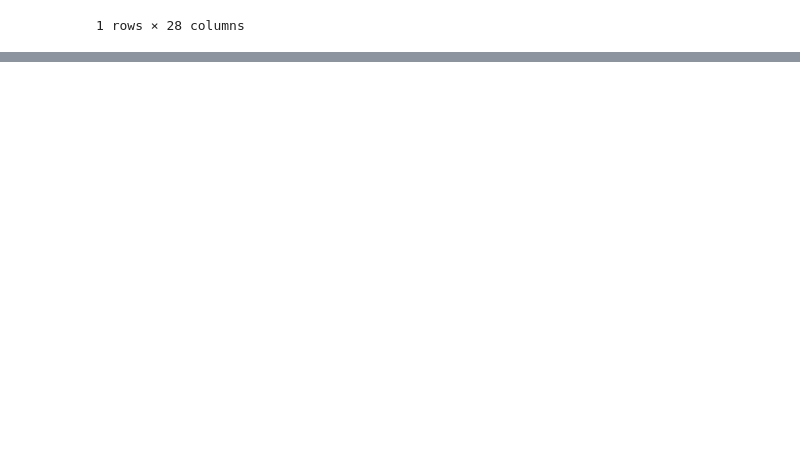
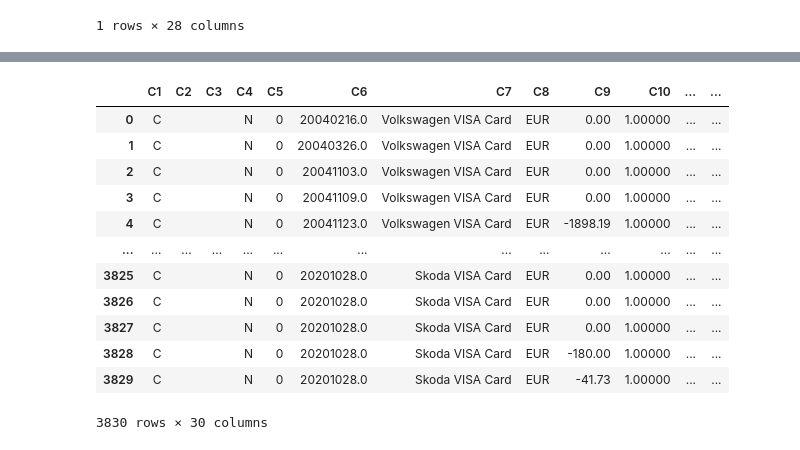
Before and after one commit to bytes-Coding-official/AnaelDatenanalyse, a Jupyter notebook: final version/Anael version.ipynb, the cells around one changed output, grey strips where cells are left out. Cells and saved outputs as stored; diff of their text form; code cells hidden in the pictures; blank space fills up the shorter version.

```diff
--- a/final version/Anael version.ipynb
+++ b/final version/Anael version.ipynb
@@ -900,0 +876,6 @@ A_Satz.to_csv("A.csv", index=False)
+# %%
+t_0 = time.time()
+
+DF_CONTR = pd.read_csv(path + "/CONTR.csv", sep="\t", skiprows=9, decimal=".")
+
+print("Das Einlesen dauerte:", time.time() - t_0, "Sekunden")
@@ -900,0 +884,4 @@ A_Satz.to_csv("A.csv", index=False)
+# %%
+DF_merg6 = DF_CONTR.merge(DF_PRO, left_on="KDW0046A", right_on="KMDPRODID", how="left")  #????
+
+DF_merg6
@@ -900,0 +902,55 @@ A_Satz.to_csv("A.csv", index=False)
+# %%
+C_CONT = pd.DataFrame([[''] * 27], index=range(0, 1460610), columns=["C{}".format(i) for i in range(1, 28)])
+C_CONT["C1"] = "C"
+C_CONT["C2B"] = DF_CONTR["KDW0034"]
+C_CONT.dropna(subset="C2B", inplace=True)
+DF = DF_BPact[DF_BPact["TPDW5090"] == "DB"]
+DF = DF[["KDWR5089", "KDWR5088"]]
+# %%
+###++++ Definition des C_Satzes für die Contract Entität +++++###########
+C_CONT = C_CONT.merge(DF, left_on="C2B", right_on="KDWR5089", how="inner")
+
+#rename KDWR5088 to C2A
+
+C_CONT.rename(columns={"KDWR5088": "C2A"}, inplace=True)
+
+C_CONT["C4"] = "N"
+C_CONT["C5"] = func_neu_C5(DF_Liab, DF_BPact, "KDW5082", "KDWR5089", "TPDW5090")
+C_CONT["C6"] = naechsterwert2(DF_CONTR, "KDW0034", "DTDW0039")  # ["DTDW5113" for "DTDW5113" in DF_Liab.set_index("KDW5082").columns]  # DF_Liab["DTDW5113"].sort_values("KDW5082")                                        #S-Verweis: Suche aus PLIABA den Vertrag (KYDW5082) und das dazugehörige Datum DTDW5113 und schreibe es in C6
+C_CONT["C7"] = naechsterwert2(DF_merg6, "KDW0034", "DSMDPRODN")  # Sverweis(DF_Liab,DF_PRO, "KDW5082", "KDWR5097", DF_Liab, DF_PRO,"KMDPRODID", "TPMDPPRCD", "KDW5082" )
+C_CONT["C8"] = naechsterwert2(DF_CONTR, "KDW0034", "UDW3567")
+C_CONT["C9"] = naechsterwert2(DF_CONTR, "KDW0034", "ADW3567").apply(lambda string: string.replace(",", ".")).astype(float).apply(lambda x: -x if x != 0 else x)  # DF_Liab[DF_Liab["KDW5082"].isin(DF_Liab["KDW5082"])]DF_Liab["ATDW5105"].apply(lambda x: -x if x > 0 else x)
+C_CONT["C10"] = "{:,.5f}".format(100000 / 100000)  # naechsterwert2(DF_CONTR, "KDW5082", "TPDW5086")
+C_CONT["C11"] = C_liab["C9"].astype(float) * C_liab["C10"].astype(float)
+C_CONT["C12"] = naechsterwert2(DF_Liab, "KDW5082", "QUDW5537").astype(str) + DF_Liab["UCDW5537"]
+C_CONT["C13"] = "X"
+C_CONT["C14"] = "X"  # naechsterwert2(DF_CONTR, "KDW5082", "DTDW5084")
+C_CONT["C15"] = "X"
+C_CONT["C16"] = "X"  # naechsterwert2(DF_CONTR, "KDW5082", "TPDW5562")
+C_CONT["C17"] = naechsterwert2(DF_Liab, "KDW5082", "ATDW5107").apply(lambda x: -x if x != 0 else x)
+C_CONT["C18"] = "X"
+C_CONT["C19"] = "X"
+C_CONT["C20"] = "N" * 50  # C_Pos[["C_Pos{}".format(i) for i in range(1, 51)]].astype(str).agg("".join, axis = 1)                                                                    # C_Pos[["C_Pos{}".format(i) for i in range(1, 51)]].astype(str).agg("".join, axis = 1)
+C_CONT["C21"] = "N" * 50  # C_Pos[["C_Pos{}".format(i) for i in range(1, 51)]].astype(str).agg("".join, axis = 1)
+C_CONT["C22"] = "DE"
+C_CONT["C23"] = ""
+C_CONT["C24"] = "X"
+C_CONT["C25"] = "X"
+C_CONT["C26"] = "X"
+C_CONT["C27"] = "X"
+
+C_CONT
+# %% [output]
+|  | C1 | C2 | C3 | C4 | C5 | C6 | C7 | C8 | C9 | C10 | ... | ... |
+| 0 | C |  |  | N | 0 | 20040216.0 | Volkswagen VISA Card | EUR | 0.00 | 1.00000 | ... | ... |
+| 1 | C |  |  | N | 0 | 20040326.0 | Volkswagen VISA Card | EUR | 0.00 | 1.00000 | ... | ... |
+| 2 | C |  |  | N | 0 | 20041103.0 | Volkswagen VISA Card | EUR | 0.00 | 1.00000 | ... | ... |
+| 3 | C |  |  | N | 0 | 20041109.0 | Volkswagen VISA Card | EUR | 0.00 | 1.00000 | ... | ... |
+| 4 | C |  |  | N | 0 | 20041123.0 | Volkswagen VISA Card | EUR | -1898.19 | 1.00000 | ... | ... |
+| ... | ... | ... | ... | ... | ... | ... | ... | ... | ... | ... | ... | ... |
+| 3825 | C |  |  | N | 0 | 20201028.0 | Skoda VISA Card | EUR | 0.00 | 1.00000 | ... | ... |
+| 3826 | C |  |  | N | 0 | 20201028.0 | Skoda VISA Card | EUR | 0.00 | 1.00000 | ... | ... |
+| 3827 | C |  |  | N | 0 | 20201028.0 | Skoda VISA Card | EUR | 0.00 | 1.00000 | ... | ... |
+| 3828 | C |  |  | N | 0 | 20201028.0 | Skoda VISA Card | EUR | -180.00 | 1.00000 | ... | ... |
+| 3829 | C |  |  | N | 0 | 20201028.0 | Skoda VISA Card | EUR | -41.73 | 1.00000 | ... | ... |
+3830 rows × 30 columns
```
Also changed, not shown: parts of 60 cells of this notebook, 1 other file.
